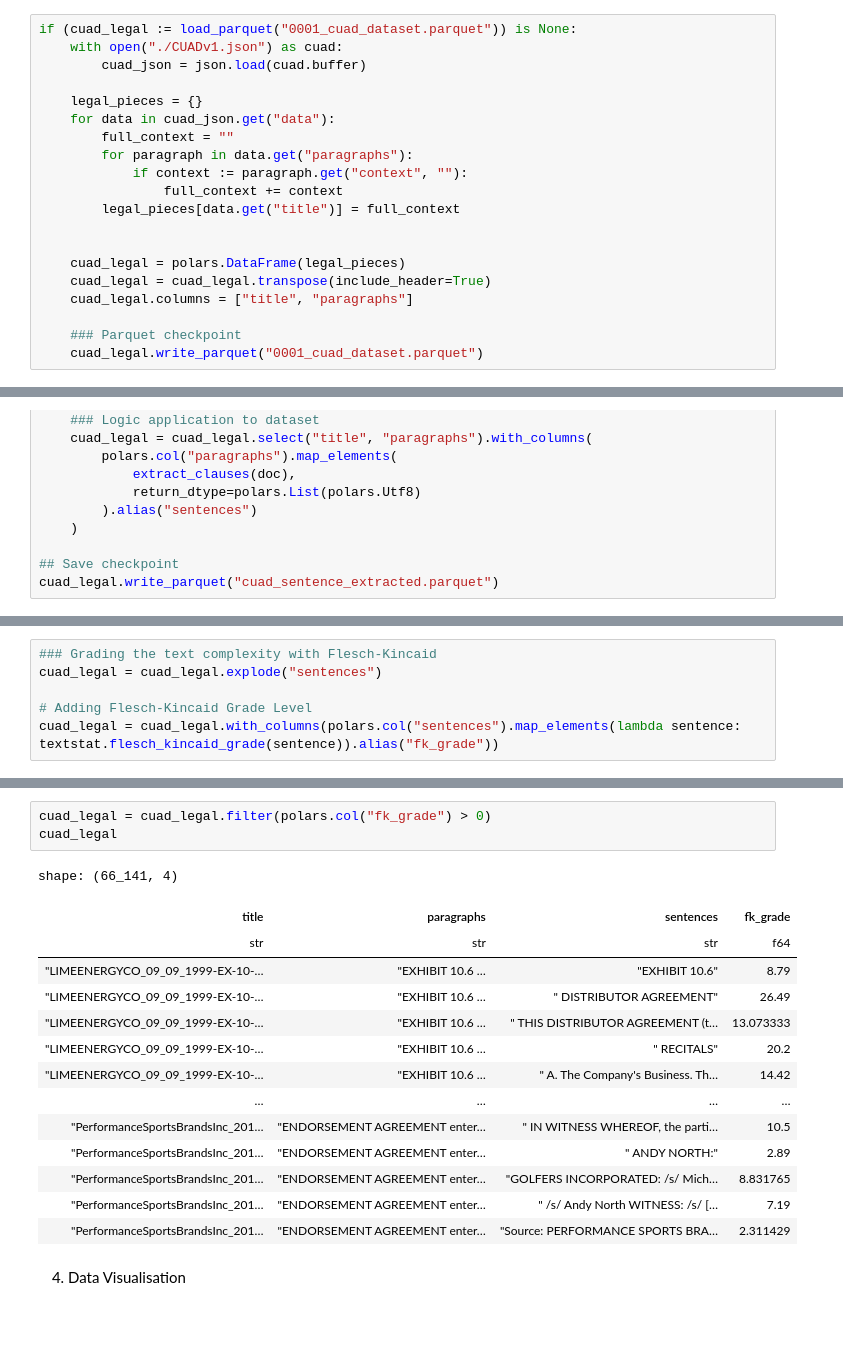
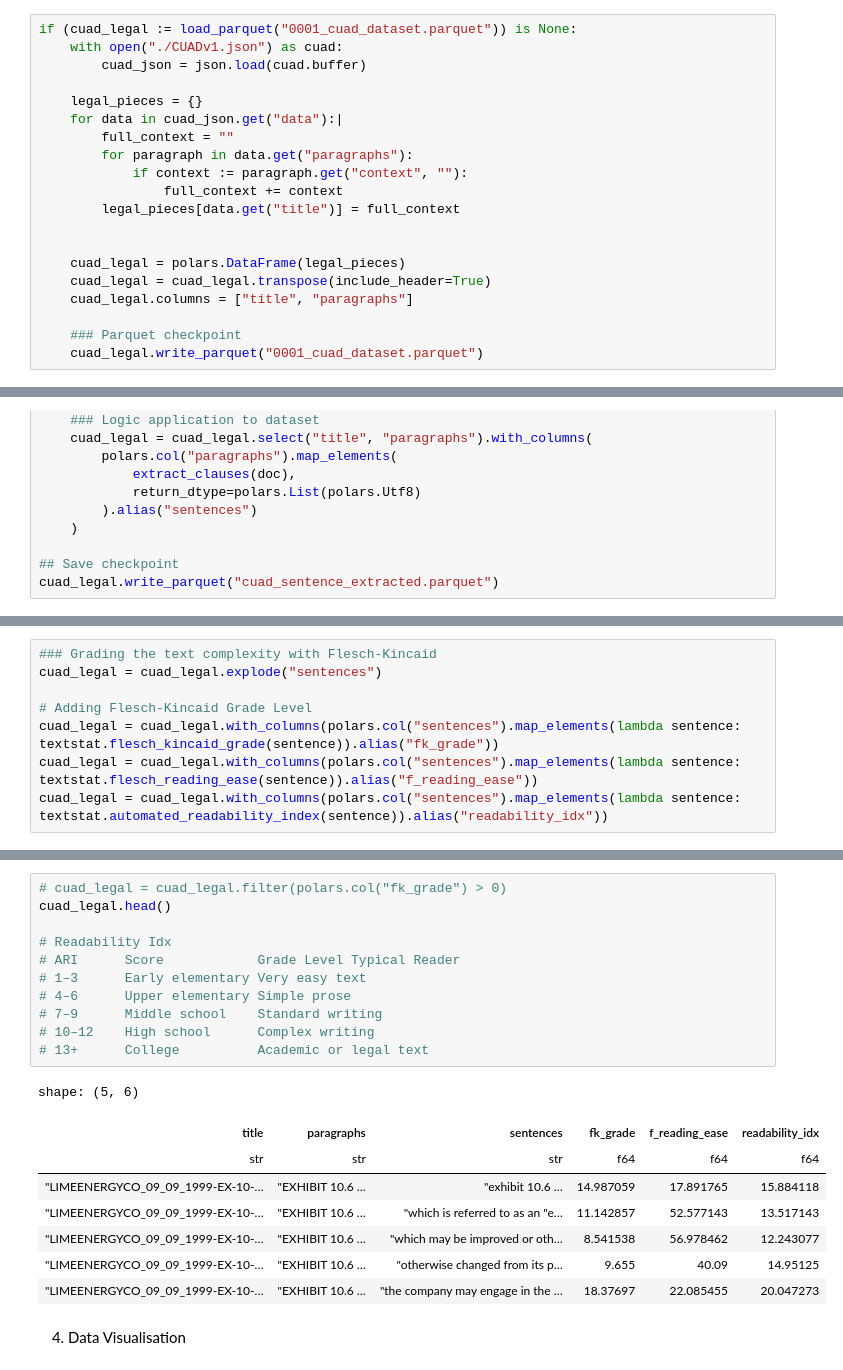
Before and after one commit to danilopsss/uol_capstone_project, a Jupyter notebook: data/datasets/CUAD/cuad.ipynb, the cells around one changed output, grey strips where cells are left out. Saved outputs shown, nothing was run; the diff lists cells and outputs as text; blank space fills up the shorter version.

```diff
--- a/data/datasets/CUAD/cuad.ipynb
+++ b/data/datasets/CUAD/cuad.ipynb
@@ -22,7 +25,7 @@ if (cuad_legal := load_parquet("0001_cuad_dataset.parquet")) is None:
         cuad_json = json.load(cuad.buffer)
 
     legal_pieces = {}
-    for data in cuad_json.get("data"):
+    for data in cuad_json.get("data"):|
         full_context = ""
         for paragraph in data.get("paragraphs"):
             if context := paragraph.get("context", ""):
@@ -104,3 +89,5 @@ cuad_legal = cuad_legal.explode("sentences")
 
 # Adding Flesch-Kincaid Grade Level
 cuad_legal = cuad_legal.with_columns(polars.col("sentences").map_elements(lambda sentence: textstat.flesch_kincaid_grade(sentence)).alias("fk_grade"))
+cuad_legal = cuad_legal.with_columns(polars.col("sentences").map_elements(lambda sentence: textstat.flesch_reading_ease(sentence)).alias("f_reading_ease"))
+cuad_legal = cuad_legal.with_columns(polars.col("sentences").map_elements(lambda sentence: textstat.automated_readability_index(sentence)).alias("readability_idx"))
@@ -125,21 +94,23 @@ shape: (10, 1)
 # %%
-cuad_legal = cuad_legal.filter(polars.col("fk_grade") > 0)
-cuad_legal
+# cuad_legal = cuad_legal.filter(polars.col("fk_grade") > 0)
+cuad_legal.head()
+
+# Readability Idx
+# ARI      Score	        Grade Level	Typical Reader
+# 1–3	   Early elementary	Very easy text
+# 4–6	   Upper elementary	Simple prose
+# 7–9	   Middle school	Standard writing
+# 10–12    High school	    Complex writing
+# 13+	   College	        Academic or legal text
 # %% [output]
-shape: (66_141, 4)
+shape: (5, 6)
-| title | paragraphs | sentences | fk_grade |
-| str | str | str | f64 |
-| "LIMEENERGYCO_09_09_1999-EX-10-… | "EXHIBIT 10.6 … | "EXHIBIT 10.6" | 8.79 |
-| "LIMEENERGYCO_09_09_1999-EX-10-… | "EXHIBIT 10.6 … | " DISTRIBUTOR AGREEMENT" | 26.49 |
-| "LIMEENERGYCO_09_09_1999-EX-10-… | "EXHIBIT 10.6 … | " THIS DISTRIBUTOR AGREEMENT (t… | 13.073333 |
-| "LIMEENERGYCO_09_09_1999-EX-10-… | "EXHIBIT 10.6 … | " RECITALS" | 20.2 |
-| "LIMEENERGYCO_09_09_1999-EX-10-… | "EXHIBIT 10.6 … | " A. The Company's Business. Th… | 14.42 |
-| … | … | … | … |
-| "PerformanceSportsBrandsInc_201… | "ENDORSEMENT AGREEMENT enter… | " IN WITNESS WHEREOF, the parti… | 10.5 |
-| "PerformanceSportsBrandsInc_201… | "ENDORSEMENT AGREEMENT enter… | " ANDY NORTH:" | 2.89 |
-| "PerformanceSportsBrandsInc_201… | "ENDORSEMENT AGREEMENT enter… | "GOLFERS INCORPORATED: /s/ Mich… | 8.831765 |
-| "PerformanceSportsBrandsInc_201… | "ENDORSEMENT AGREEMENT enter… | " /s/ Andy North WITNESS: /s/ [… | 7.19 |
-| "PerformanceSportsBrandsInc_201… | "ENDORSEMENT AGREEMENT enter… | "Source: PERFORMANCE SPORTS BRA… | 2.311429 |
+| title | paragraphs | sentences | fk_grade | f_reading_ease | readability_idx |
+| str | str | str | f64 | f64 | f64 |
+| "LIMEENERGYCO_09_09_1999-EX-10-… | "EXHIBIT 10.6 … | "exhibit 10.6 … | 14.987059 | 17.891765 | 15.884118 |
+| "LIMEENERGYCO_09_09_1999-EX-10-… | "EXHIBIT 10.6 … | "which is referred to as an "e… | 11.142857 | 52.577143 | 13.517143 |
+| "LIMEENERGYCO_09_09_1999-EX-10-… | "EXHIBIT 10.6 … | "which may be improved or oth… | 8.541538 | 56.978462 | 12.243077 |
+| "LIMEENERGYCO_09_09_1999-EX-10-… | "EXHIBIT 10.6 … | "otherwise changed from its p… | 9.655 | 40.09 | 14.95125 |
+| "LIMEENERGYCO_09_09_1999-EX-10-… | "EXHIBIT 10.6 … | "the company may engage in the … | 18.37697 | 22.085455 | 20.047273 |
 # %% [markdown]
 4. Data Visualisation
 # %%
```
Also changed, not shown: parts of 11 cells of this notebook, 1 other file.
